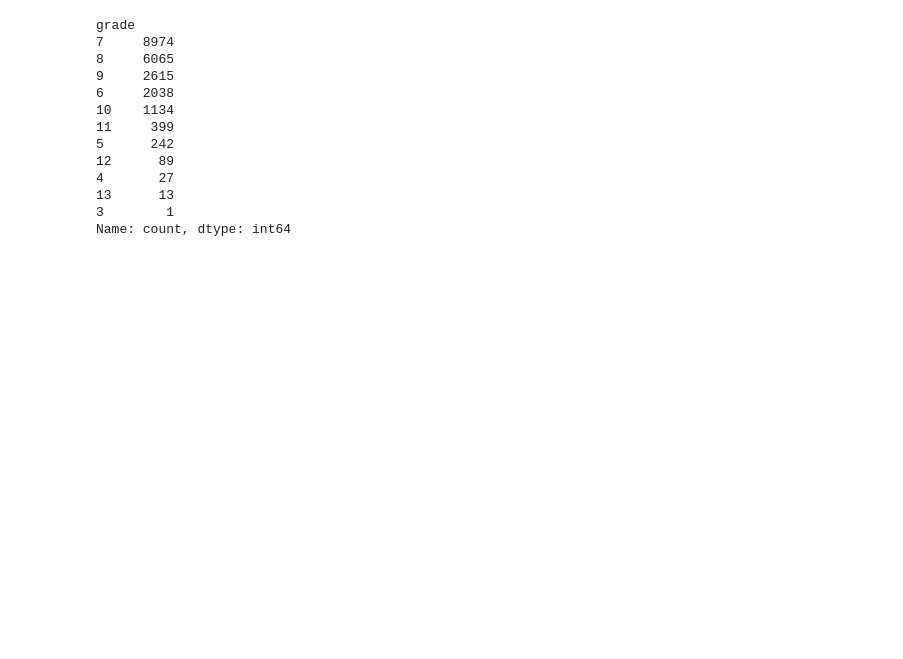
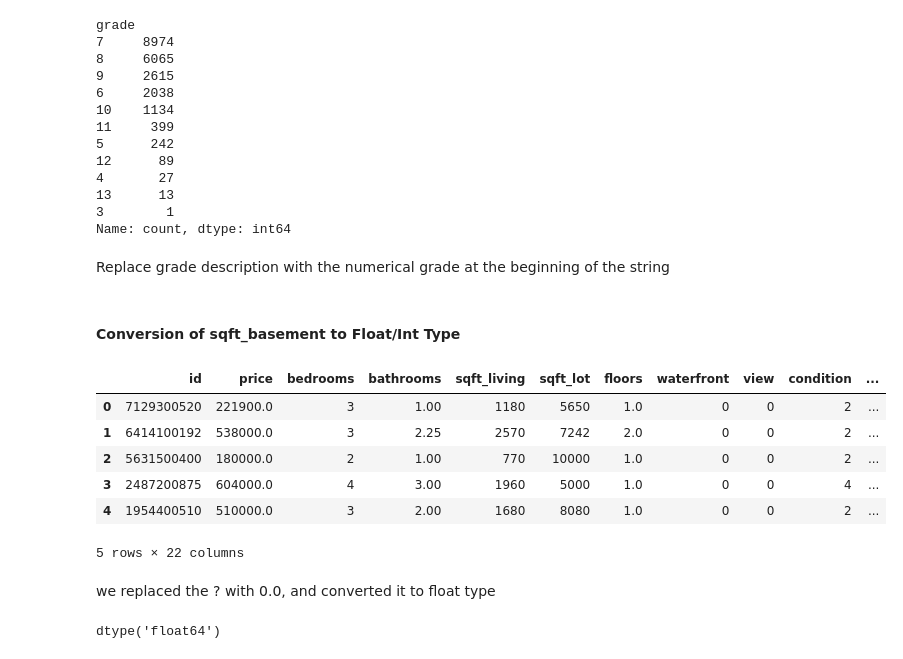
Before and after one commit to Collinskanyiri/dsc-phase-2-project-v2-3, a Jupyter notebook: student.ipynb, the cells around one changed output. Cells and saved outputs as stored; diff of their text form; code cells hidden in the pictures; blank space fills up the shorter version.

Commit message:
data conversion

```diff
--- a/student.ipynb
+++ b/student.ipynb
@@ -483,3 +483,27 @@ grade
 13      13
 3        1
 Name: count, dtype: int64
+# %% [markdown]
+ Replace grade description with the numerical grade at the beginning of the string
+# %% [markdown]
+#### Conversion of sqft_basement to Float/Int Type
+# %%
+#5. Change column sqft_basement datatype into float
+
+df['sqft_basement'] = [float(x) if x != '?' else 0.0 for x in df['sqft_basement']]
+df.head()
+# %% [output]
+|  | id | price | bedrooms | bathrooms | sqft_living | sqft_lot | floors | waterfront | view | condition | ... |
+| 0 | 7129300520 | 221900.0 | 3 | 1.00 | 1180 | 5650 | 1.0 | 0 | 0 | 2 | ... |
+| 1 | 6414100192 | 538000.0 | 3 | 2.25 | 2570 | 7242 | 2.0 | 0 | 0 | 2 | ... |
+| 2 | 5631500400 | 180000.0 | 2 | 1.00 | 770 | 10000 | 1.0 | 0 | 0 | 2 | ... |
+| 3 | 2487200875 | 604000.0 | 4 | 3.00 | 1960 | 5000 | 1.0 | 0 | 0 | 4 | ... |
+| 4 | 1954400510 | 510000.0 | 3 | 2.00 | 1680 | 8080 | 1.0 | 0 | 0 | 2 | ... |
+5 rows × 22 columns
+# %% [markdown]
+we replaced the ? with 0.0, and converted it to float type
+# %%
+#confirm if change occured
+df['sqft_basement'].dtype
+# %% [output]
+dtype('float64')
```
